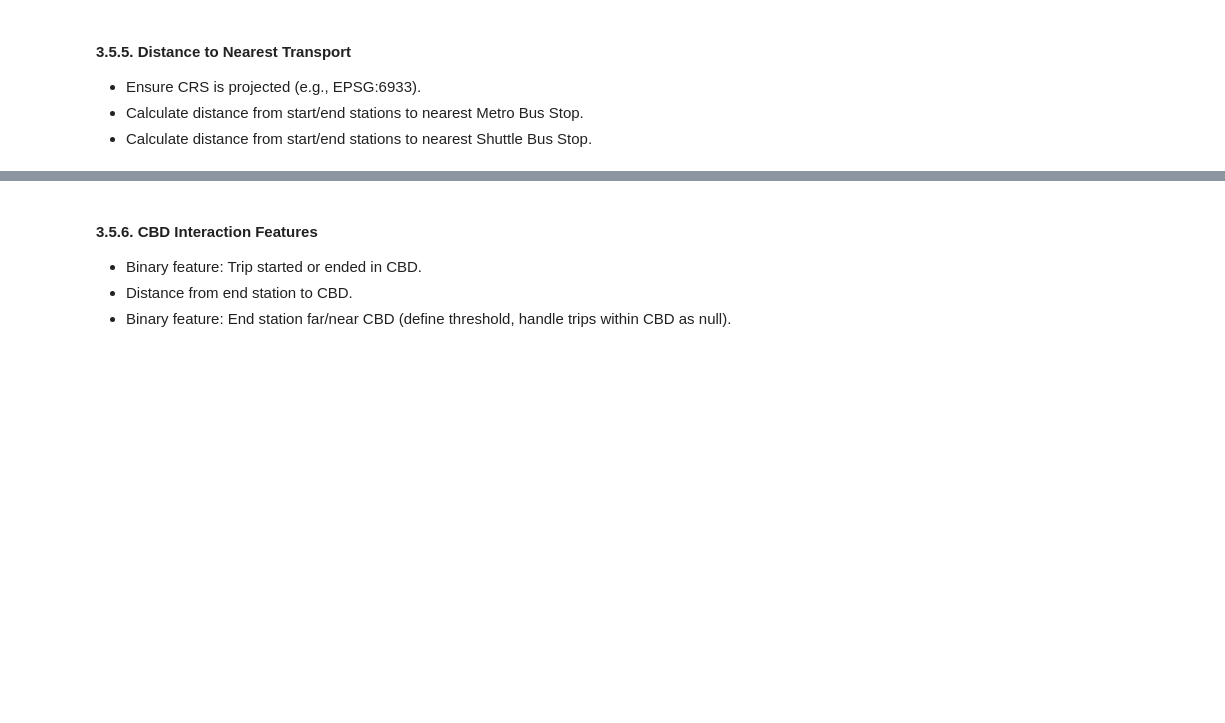
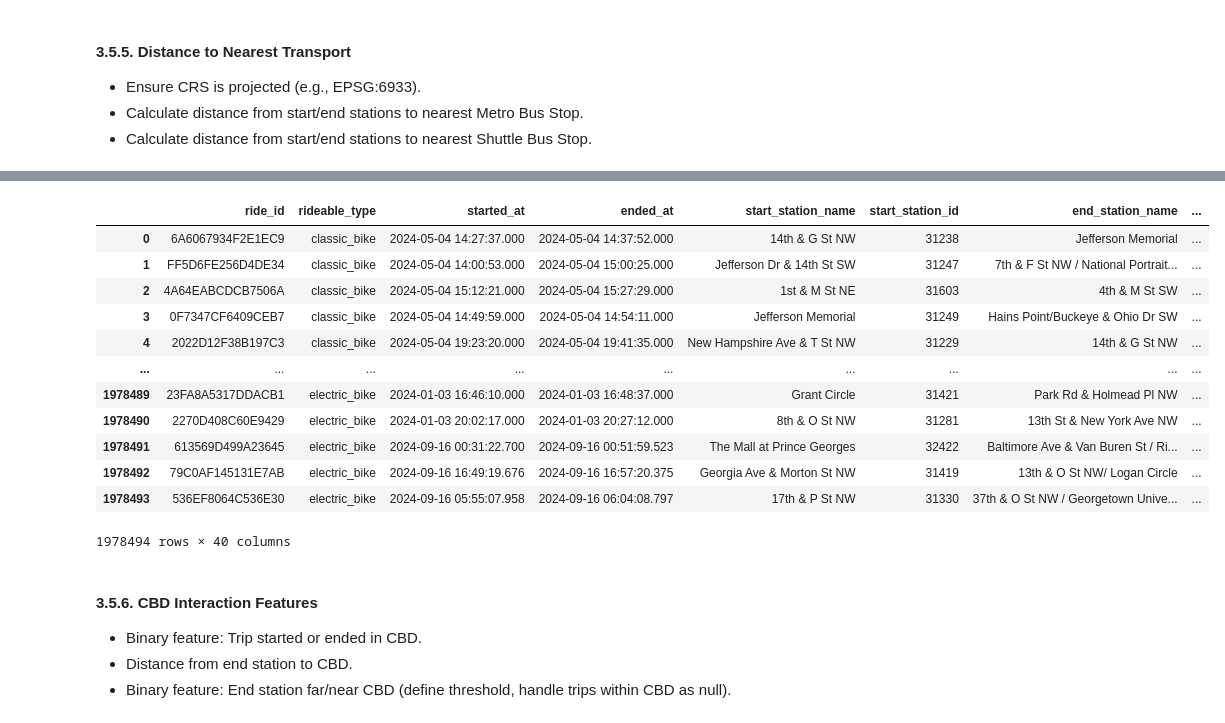
Before and after one commit to angiegh2002/capital-bike-diaries, a Jupyter notebook: DM_Homework .ipynb, the cells around one changed output, grey strips where cells are left out. Saved outputs shown, nothing was run; the diff lists cells and outputs as text; code cells hidden in the pictures; blank space fills up the shorter version.

```diff
--- a/DM_Homework .ipynb
+++ b/DM_Homework .ipynb
@@ -1627,3 +1663,43 @@ joined = gpd.sjoin_nearest(
+# %%
+joined_start = gpd.sjoin_nearest(
+    gdf_rides_start,
+    gdf_bus,
+    how='left',
+    distance_col='distance_to_start_bstop'
+).rename(columns={"index_right": "bus_stop_id"})
+# %%
+joined_end = gpd.sjoin_nearest(
+    gdf_rides_end,
+    gdf_bus,
+    how='left',
+    distance_col='distance_to_end_bstop'
+).rename(columns={ "index_right": "bus_stop_id"})
+# %%
+data = data.reset_index(drop=True)
+joined_start = joined_start.reset_index(drop=True).drop(columns=['geometry'])
+joined_end = joined_end.reset_index(drop=True).drop(columns=['geometry'])
+# %%
+combined_data = pd.concat([
+    data,
+    joined_start.add_prefix('start_'),
+    joined_end.add_prefix('end_')
+], axis=1)
+# %%
+combined_data
+# %% [output]
+|  | ride_id | rideable_type | started_at | ended_at | start_station_name | start_station_id | end_station_name | ... |
+| 0 | 6A6067934F2E1EC9 | classic_bike | 2024-05-04 14:27:37.000 | 2024-05-04 14:37:52.000 | 14th & G St NW | 31238 | Jefferson Memorial | ... |
+| 1 | FF5D6FE256D4DE34 | classic_bike | 2024-05-04 14:00:53.000 | 2024-05-04 15:00:25.000 | Jefferson Dr & 14th St SW | 31247 | 7th & F St NW / National Portrait... | ... |
+| 2 | 4A64EABCDCB7506A | classic_bike | 2024-05-04 15:12:21.000 | 2024-05-04 15:27:29.000 | 1st & M St NE | 31603 | 4th & M St SW | ... |
+| 3 | 0F7347CF6409CEB7 | classic_bike | 2024-05-04 14:49:59.000 | 2024-05-04 14:54:11.000 | Jefferson Memorial | 31249 | Hains Point/Buckeye & Ohio Dr SW | ... |
+| 4 | 2022D12F38B197C3 | classic_bike | 2024-05-04 19:23:20.000 | 2024-05-04 19:41:35.000 | New Hampshire Ave & T St NW | 31229 | 14th & G St NW | ... |
+| ... | ... | ... | ... | ... | ... | ... | ... | ... |
+| 1978489 | 23FA8A5317DDACB1 | electric_bike | 2024-01-03 16:46:10.000 | 2024-01-03 16:48:37.000 | Grant Circle | 31421 | Park Rd & Holmead Pl NW | ... |
+| 1978490 | 2270D408C60E9429 | electric_bike | 2024-01-03 20:02:17.000 | 2024-01-03 20:27:12.000 | 8th & O St NW | 31281 | 13th St & New York Ave NW | ... |
+| 1978491 | 613569D499A23645 | electric_bike | 2024-09-16 00:31:22.700 | 2024-09-16 00:51:59.523 | The Mall at Prince Georges | 32422 | Baltimore Ave & Van Buren St / Ri... | ... |
+| 1978492 | 79C0AF145131E7AB | electric_bike | 2024-09-16 16:49:19.676 | 2024-09-16 16:57:20.375 | Georgia Ave & Morton St NW | 31419 | 13th & O St NW/ Logan Circle | ... |
+| 1978493 | 536EF8064C536E30 | electric_bike | 2024-09-16 05:55:07.958 | 2024-09-16 06:04:08.797 | 17th & P St NW | 31330 | 37th & O St NW / Georgetown Unive... | ... |
+1978494 rows × 40 columns
 # %% [markdown]
 #### 3.5.6. CBD Interaction Features
 * Binary feature: Trip started or ended in CBD.
```
Also changed, not shown: parts of 11 cells of this notebook.
